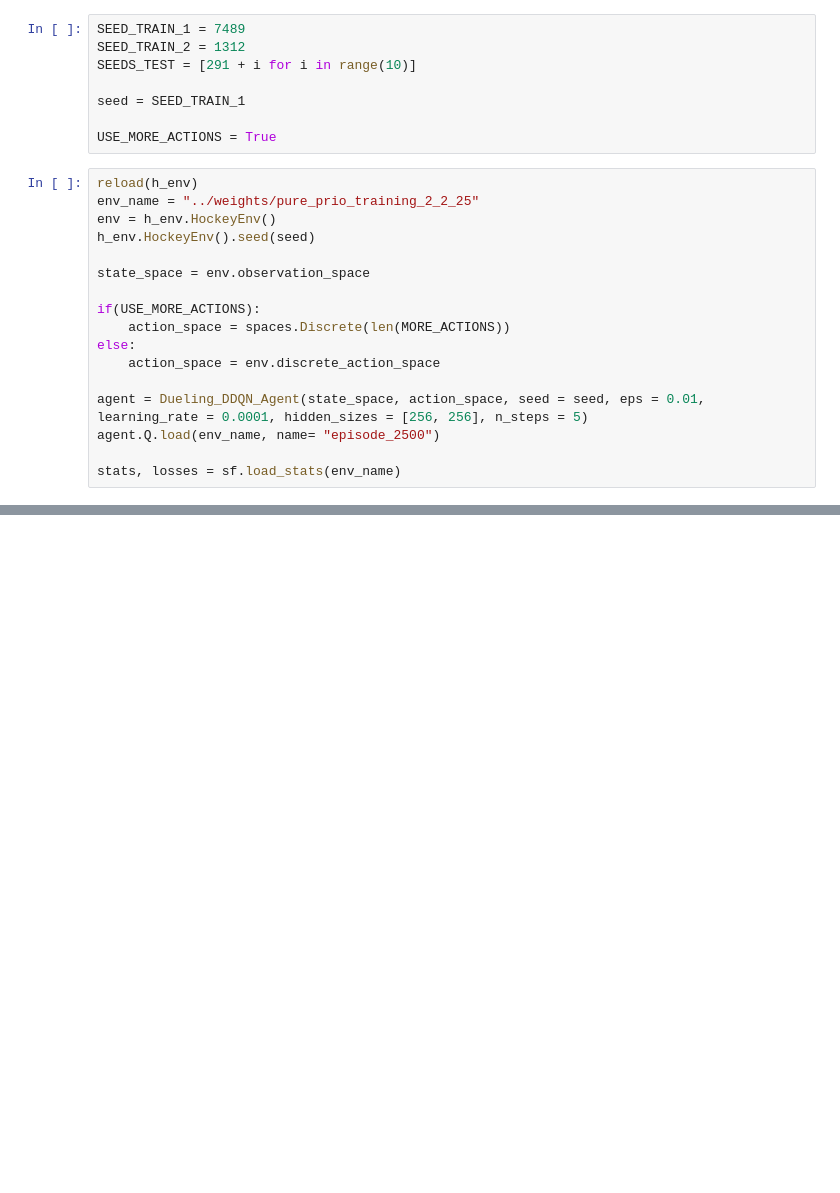
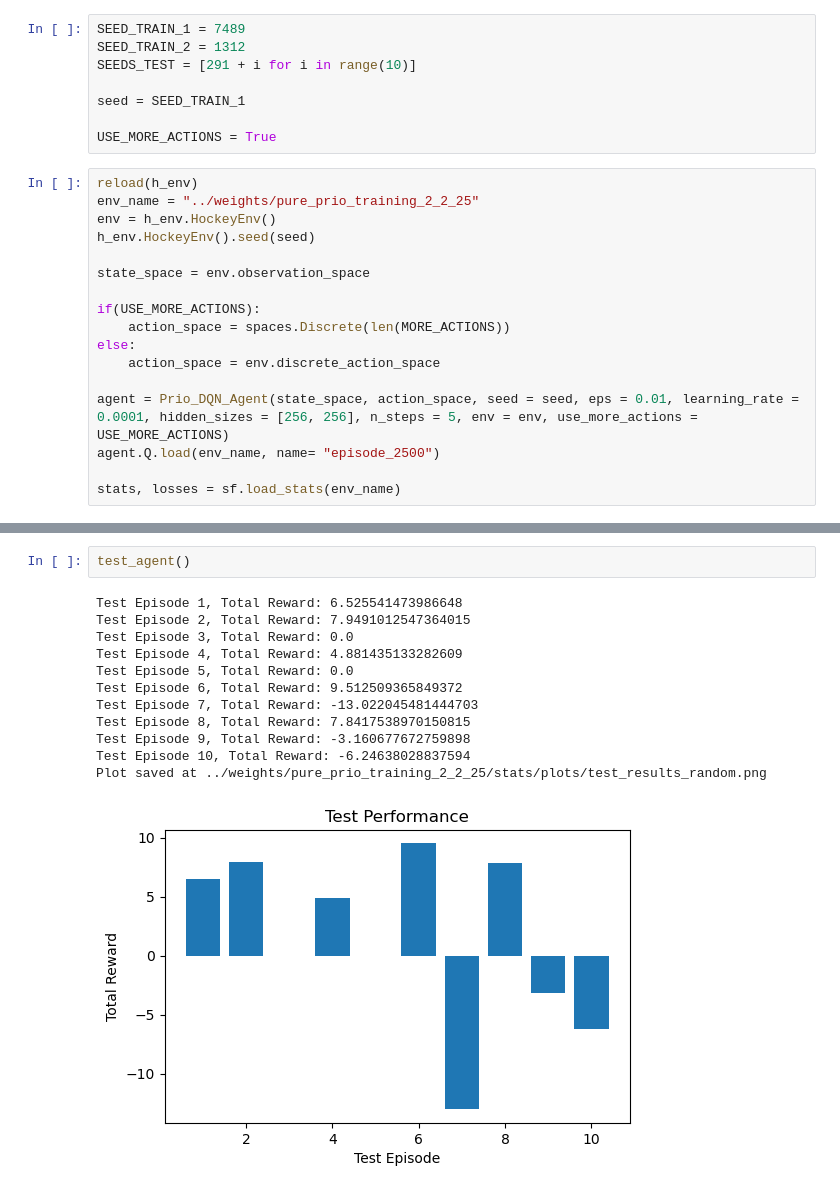
Before and after one commit to JoJoBarthold2/hockey-en-mallorca, a Jupyter notebook: src/hockey-env/test_agent_on_hockey_after_training.ipynb, the cells around one changed output, grey strips where cells are left out. Cells and saved outputs as stored; diff of their text form; blank space fills up the shorter version.

Commit message:
refacort test on agent and use the function used in the competion

```diff
--- a/src/hockey-env/test_agent_on_hockey_after_training.ipynb
+++ b/src/hockey-env/test_agent_on_hockey_after_training.ipynb
@@ -42,7 +42,7 @@ if(USE_MORE_ACTIONS):
 else:
     action_space = env.discrete_action_space
 
-agent = Dueling_DDQN_Agent(state_space, action_space, seed = seed, eps = 0.01, learning_rate = 0.0001, hidden_sizes = [256, 256], n_steps = 5)
+agent = Prio_DQN_Agent(state_space, action_space, seed = seed, eps = 0.01, learning_rate = 0.0001, hidden_sizes = [256, 256], n_steps = 5, env = env, use_more_actions = USE_MORE_ACTIONS)
 agent.Q.load(env_name, name= "episode_2500")
 
 stats, losses = sf.load_stats(env_name)
@@ -305,0 +132,15 @@ Plot saved at ../weights/pure_prio_training_2_2_25/stats/plots/test_results_nonw
+# %%
+test_agent()
+# %% [output]
+Test Episode 1, Total Reward: 6.525541473986648
+Test Episode 2, Total Reward: 7.9491012547364015
+Test Episode 3, Total Reward: 0.0
+Test Episode 4, Total Reward: 4.881435133282609
+Test Episode 5, Total Reward: 0.0
+Test Episode 6, Total Reward: 9.512509365849372
+Test Episode 7, Total Reward: -13.022045481444703
+Test Episode 8, Total Reward: 7.8417538970150815
+Test Episode 9, Total Reward: -3.160677672759898
+Test Episode 10, Total Reward: -6.24638028837594
+Plot saved at ../weights/pure_prio_training_2_2_25/stats/plots/test_results_random.png
+[figure, added]
```
Also changed, not shown: parts of 13 cells of this notebook, 4 other files.
